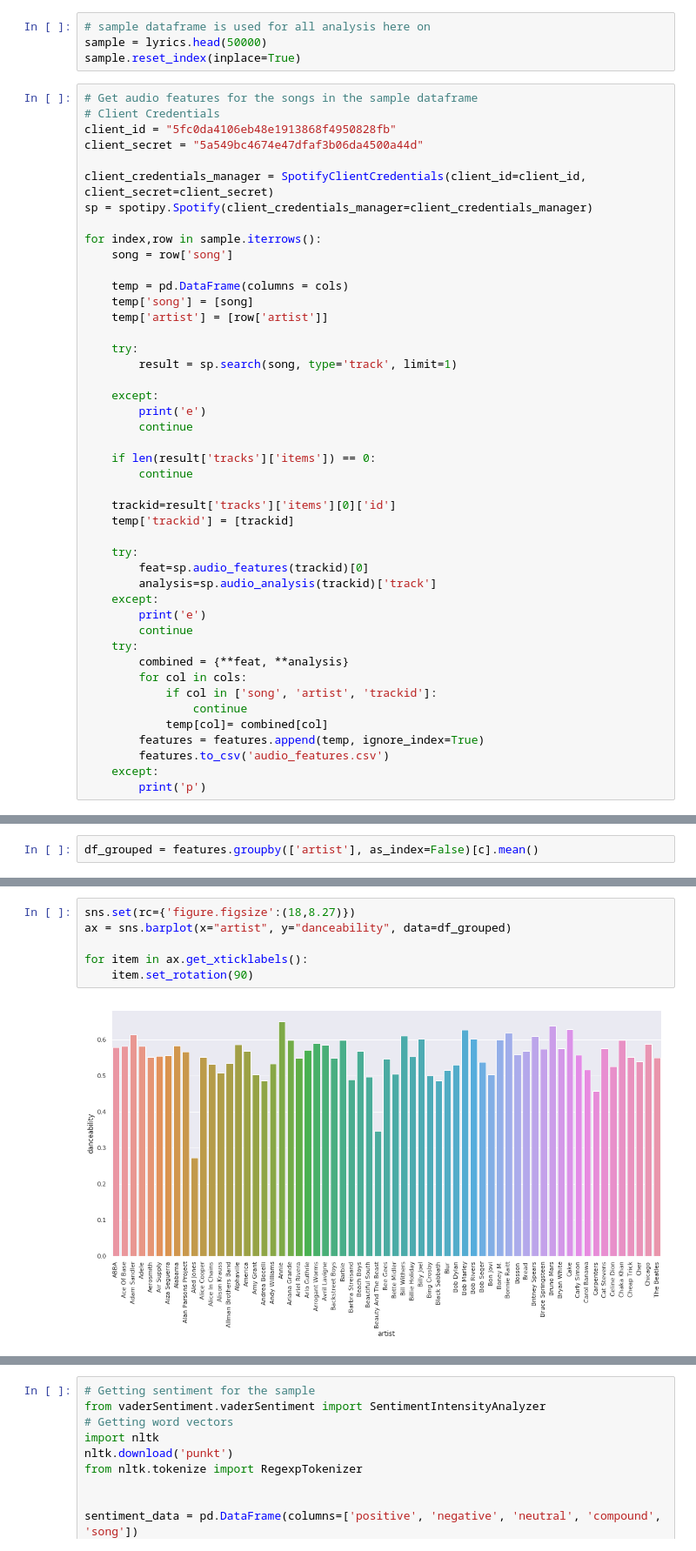
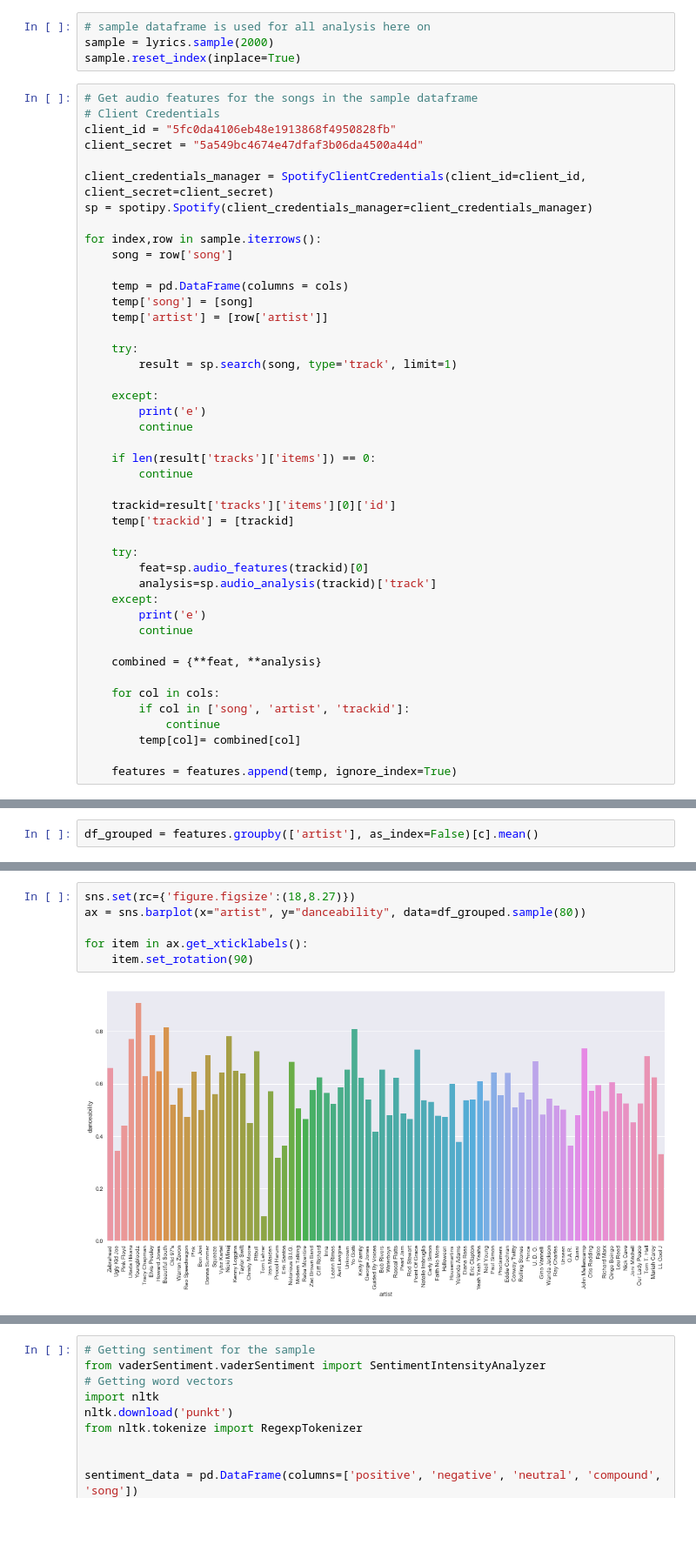
Before and after one commit to sakshijawarani/sys6018-final-project, a Jupyter notebook: eda_audio_features.ipynb, the cells around one changed output, grey strips where cells are left out. Shown at 87% size. Saved outputs shown, nothing was run; the diff lists cells and outputs as text; blank space fills up the shorter version.

```diff
--- a/eda_audio_features.ipynb
+++ b/eda_audio_features.ipynb
@@ -23,7 +25,7 @@ cols = list(np.unique(cols))
 features=pd.DataFrame(columns=cols)
 # %%
 # sample dataframe is used for all analysis here on
-sample = lyrics.head(50000)
+sample = lyrics.sample(2000)
 sample.reset_index(inplace=True)
 # %%
 # Get audio features for the songs in the sample dataframe
@@ -60,14 +62,13 @@ for index,row in sample.iterrows():
     except:
         print('e')
         continue
-    try:
-        combined = {**feat, **analysis}
-        for col in cols:
-            if col in ['song', 'artist', 'trackid']:
-                continue
-            temp[col]= combined[col]
-        features = features.append(temp, ignore_index=True)
-        features.to_csv('audio_features.csv')
-    except:
-        print('p')
+
+    combined = {**feat, **analysis}
+
+    for col in cols:
+        if col in ['song', 'artist', 'trackid']:
+            continue
+        temp[col]= combined[col]
+
+    features = features.append(temp, ignore_index=True)
 # %% [output]
@@ -143,10 +136,10 @@ df_grouped.head()
 # %%
 sns.set(rc={'figure.figsize':(18,8.27)})
-ax = sns.barplot(x="artist", y="danceability", data=df_grouped)
+ax = sns.barplot(x="artist", y="danceability", data=df_grouped.sample(80))
 
 for item in ax.get_xticklabels():
     item.set_rotation(90)
 # %% [output]
-[figure, old version]
+[figure, new version]
 # %%
 sns.set(rc={'figure.figsize':(18,8.27)})
```
Also changed, not shown: parts of 12 cells of this notebook, 1 other file.
